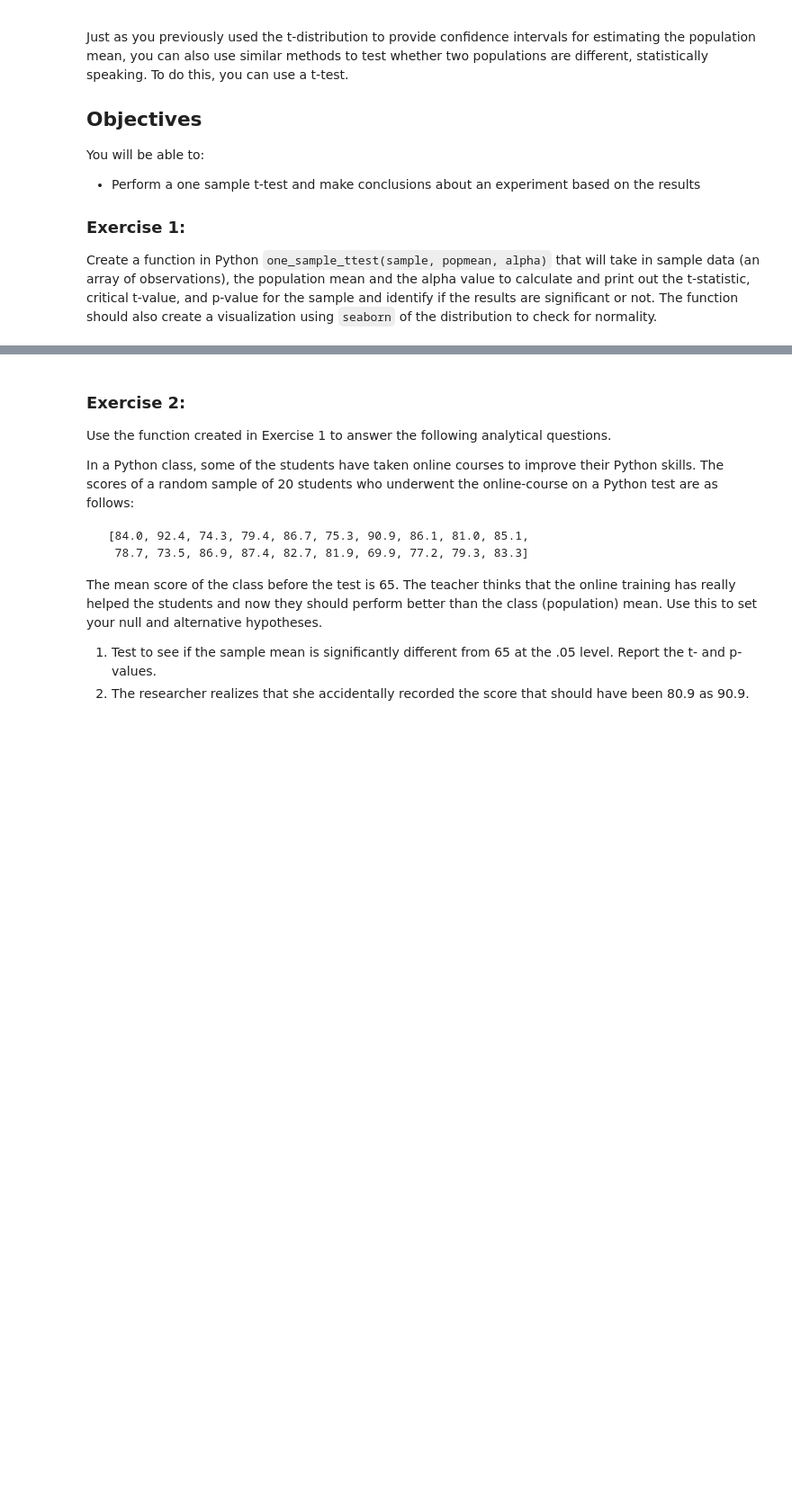
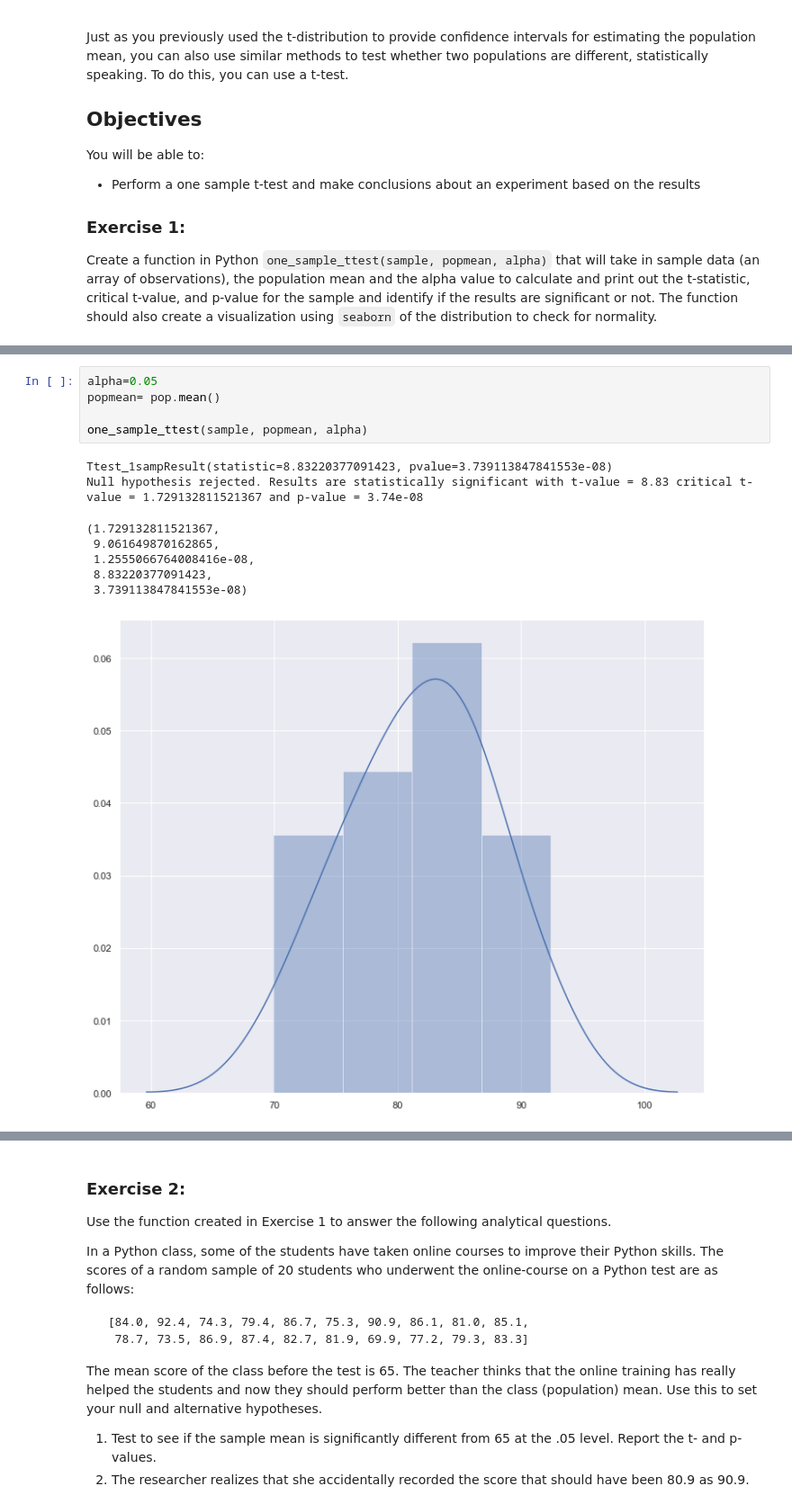
Before and after one commit to poariston/dsc-one-sample-t-tests-lab-online-ds-pt-120919, a Jupyter notebook: index.ipynb, the cells around one changed output, grey strips where cells are left out. Shown at 90% size. Drawn from its saved outputs; the diff is of its cells as text; blank space fills up the shorter version.

```diff
--- a/index.ipynb
+++ b/index.ipynb
@@ -186,0 +185,14 @@ def one_sample_ttest(sample, popmean, alpha):
+# %%
+alpha=0.05
+popmean= pop.mean()
+
+one_sample_ttest(sample, popmean, alpha)
+# %% [output]
+Ttest_1sampResult(statistic=8.83220377091423, pvalue=3.739113847841553e-08)
+Null hypothesis rejected. Results are statistically significant with t-value = 8.83 critical t-value = 1.729132811521367 and p-value = 3.74e-08
+(1.729132811521367,
+ 9.061649870162865,
+ 1.2555066764008416e-08,
+ 8.83220377091423,
+ 3.739113847841553e-08)
+[figure, added]
```
Also changed, not shown: parts of 8 cells of this notebook.
